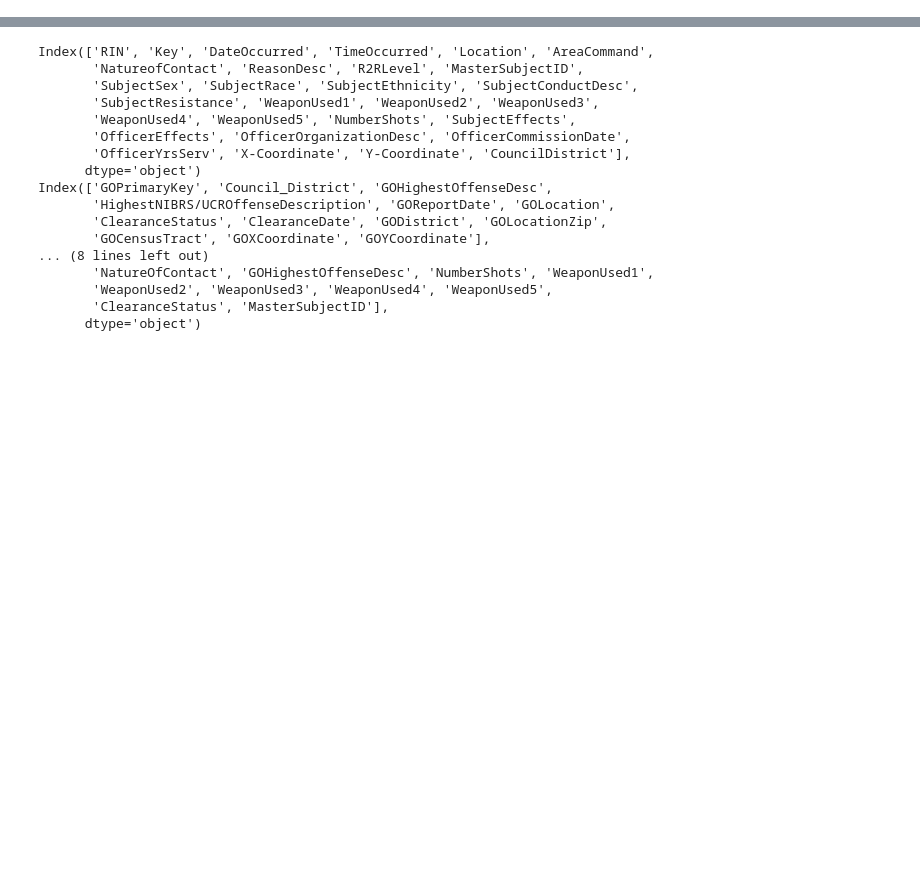
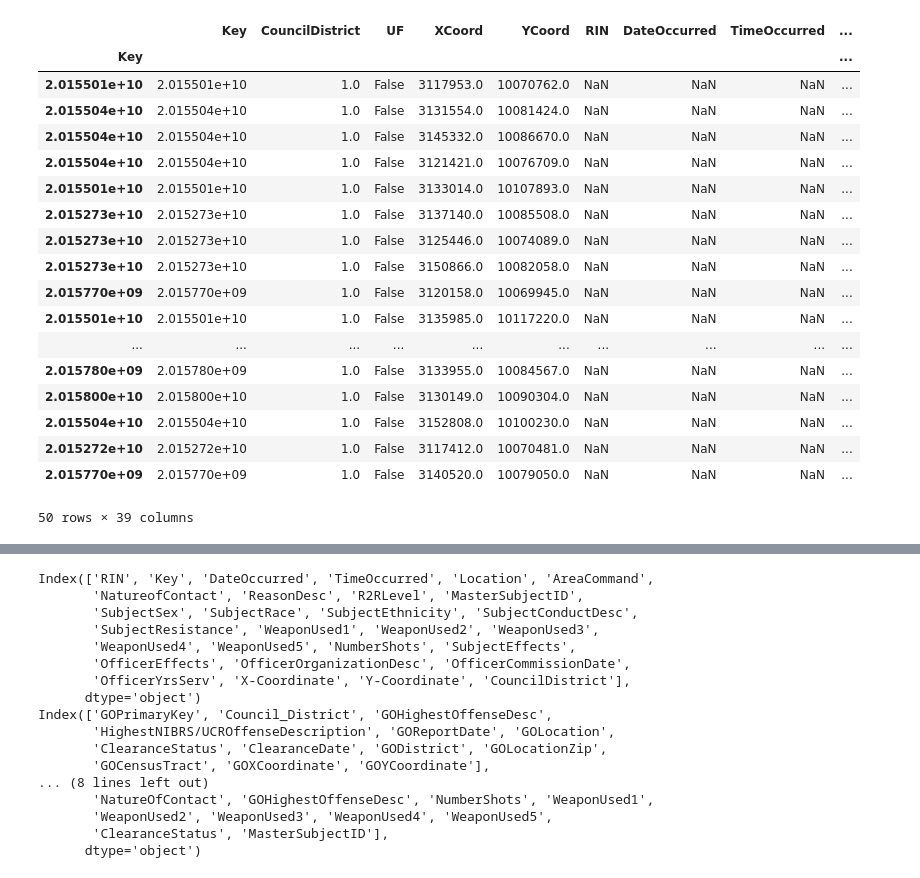
Before and after one commit to MikaArmenta/IPPPFinalProject_Abbott_Lovins_Armenta, a Jupyter notebook: Final/Austin/Austin_cleaning.ipynb, the cells around one changed output, grey strips where cells are left out. Cells and saved outputs as stored; diff of their text form; code cells hidden in the pictures; blank space fills up the shorter version.

```diff
--- a/Final/Austin/Austin_cleaning.ipynb
+++ b/Final/Austin/Austin_cleaning.ipynb
@@ -66,0 +67,22 @@ stack.set_index(['Key'], drop = False, inplace = True)
+# %%
+stack.head(50)
+# %% [output]
+|  | Key | CouncilDistrict | UF | XCoord | YCoord | RIN | DateOccurred | TimeOccurred | ... |
+| Key |  |  |  |  |  |  |  |  | ... |
+| 2.015501e+10 | 2.015501e+10 | 1.0 | False | 3117953.0 | 10070762.0 | NaN | NaN | NaN | ... |
+| 2.015504e+10 | 2.015504e+10 | 1.0 | False | 3131554.0 | 10081424.0 | NaN | NaN | NaN | ... |
+| 2.015504e+10 | 2.015504e+10 | 1.0 | False | 3145332.0 | 10086670.0 | NaN | NaN | NaN | ... |
+| 2.015504e+10 | 2.015504e+10 | 1.0 | False | 3121421.0 | 10076709.0 | NaN | NaN | NaN | ... |
+| 2.015501e+10 | 2.015501e+10 | 1.0 | False | 3133014.0 | 10107893.0 | NaN | NaN | NaN | ... |
+| 2.015273e+10 | 2.015273e+10 | 1.0 | False | 3137140.0 | 10085508.0 | NaN | NaN | NaN | ... |
+| 2.015273e+10 | 2.015273e+10 | 1.0 | False | 3125446.0 | 10074089.0 | NaN | NaN | NaN | ... |
+| 2.015273e+10 | 2.015273e+10 | 1.0 | False | 3150866.0 | 10082058.0 | NaN | NaN | NaN | ... |
+| 2.015770e+09 | 2.015770e+09 | 1.0 | False | 3120158.0 | 10069945.0 | NaN | NaN | NaN | ... |
+| 2.015501e+10 | 2.015501e+10 | 1.0 | False | 3135985.0 | 10117220.0 | NaN | NaN | NaN | ... |
+| ... | ... | ... | ... | ... | ... | ... | ... | ... | ... |
+| 2.015780e+09 | 2.015780e+09 | 1.0 | False | 3133955.0 | 10084567.0 | NaN | NaN | NaN | ... |
+| 2.015800e+10 | 2.015800e+10 | 1.0 | False | 3130149.0 | 10090304.0 | NaN | NaN | NaN | ... |
+| 2.015504e+10 | 2.015504e+10 | 1.0 | False | 3152808.0 | 10100230.0 | NaN | NaN | NaN | ... |
+| 2.015272e+10 | 2.015272e+10 | 1.0 | False | 3117412.0 | 10070481.0 | NaN | NaN | NaN | ... |
+| 2.015770e+09 | 2.015770e+09 | 1.0 | False | 3140520.0 | 10079050.0 | NaN | NaN | NaN | ... |
+50 rows × 39 columns
```
Also changed, not shown: parts of 3 cells of this notebook, 1 other file.
